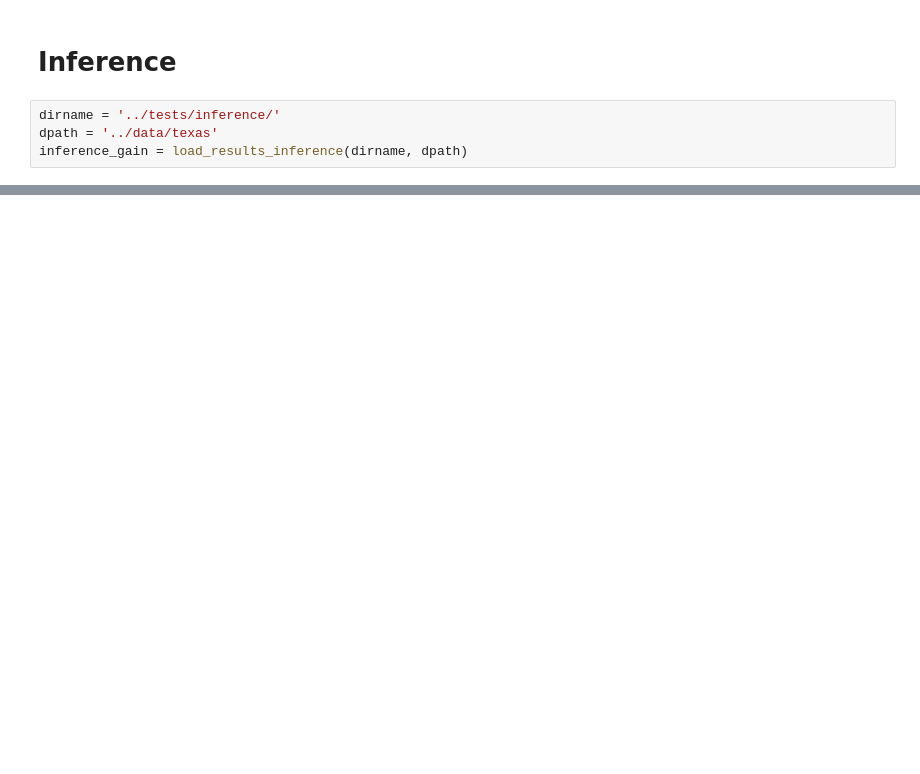
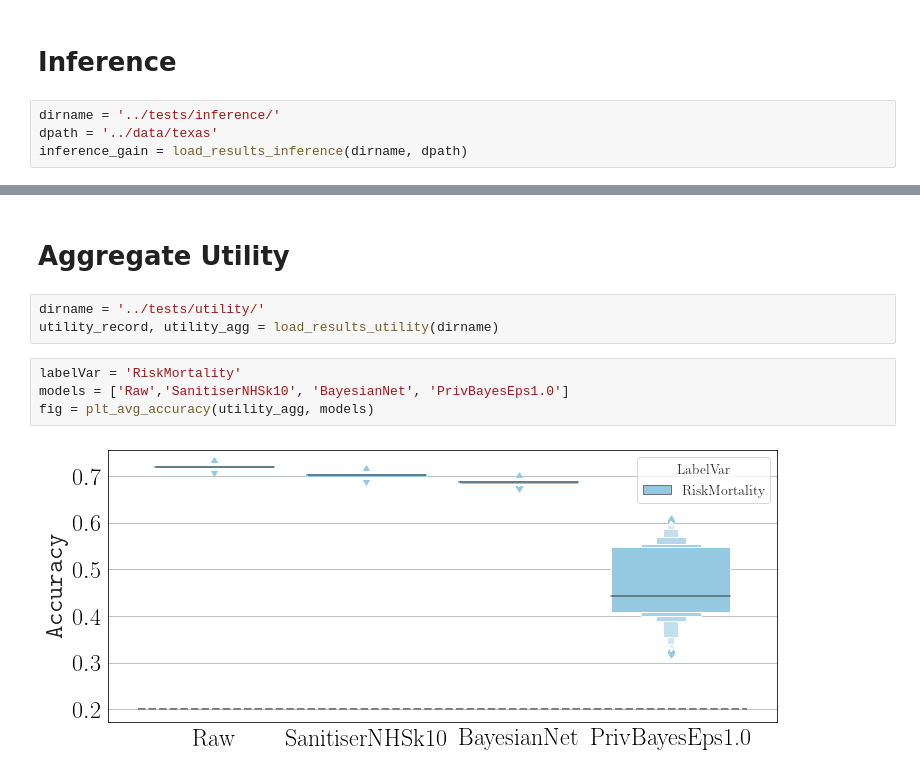
Before and after one commit to spring-epfl/synthetic_data_release, a Jupyter notebook: notebooks/Analyse Results.ipynb, the cells around one changed output, grey strips where cells are left out. Saved outputs shown, nothing was run; the diff lists cells and outputs as text; blank space fills up the shorter version.

```diff
--- a/notebooks/Analyse Results.ipynb
+++ b/notebooks/Analyse Results.ipynb
@@ -34,0 +46,11 @@ fig = plt_per_target_pg(inference_gain, models, resFilter=('SensitiveAttribute',
+# %% [markdown]
+# Aggregate Utility
+# %%
+dirname = '../tests/utility/'
+utility_record, utility_agg = load_results_utility(dirname)
+# %%
+labelVar = 'RiskMortality'
+models = ['Raw','SanitiserNHSk10', 'BayesianNet', 'PrivBayesEps1.0']
+fig = plt_avg_accuracy(utility_agg, models)
+# %% [output]
+[figure, added]
```
Also changed, not shown: parts of 5 cells of this notebook, 1 other file.
